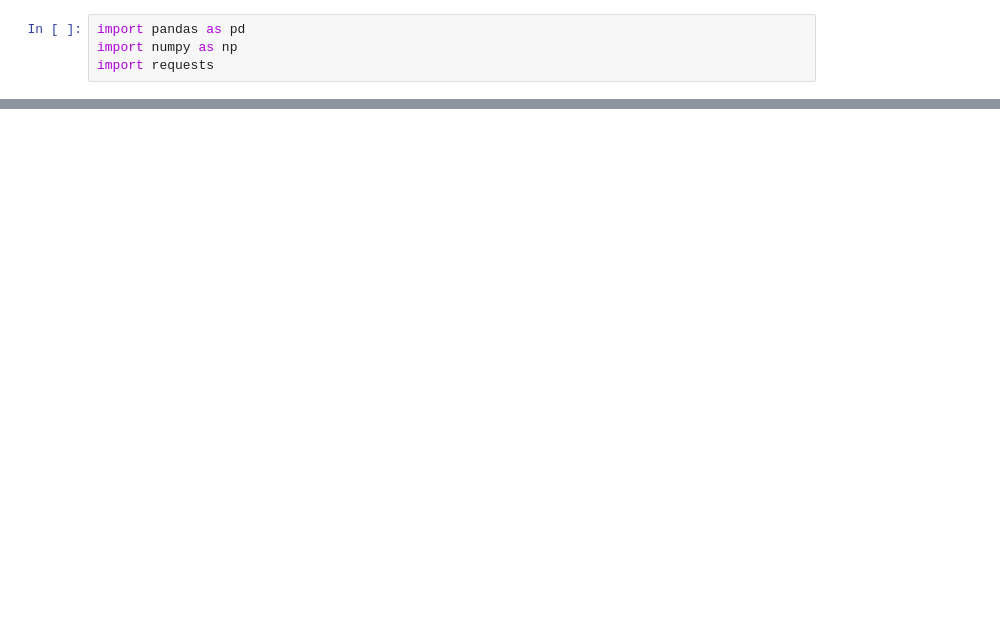
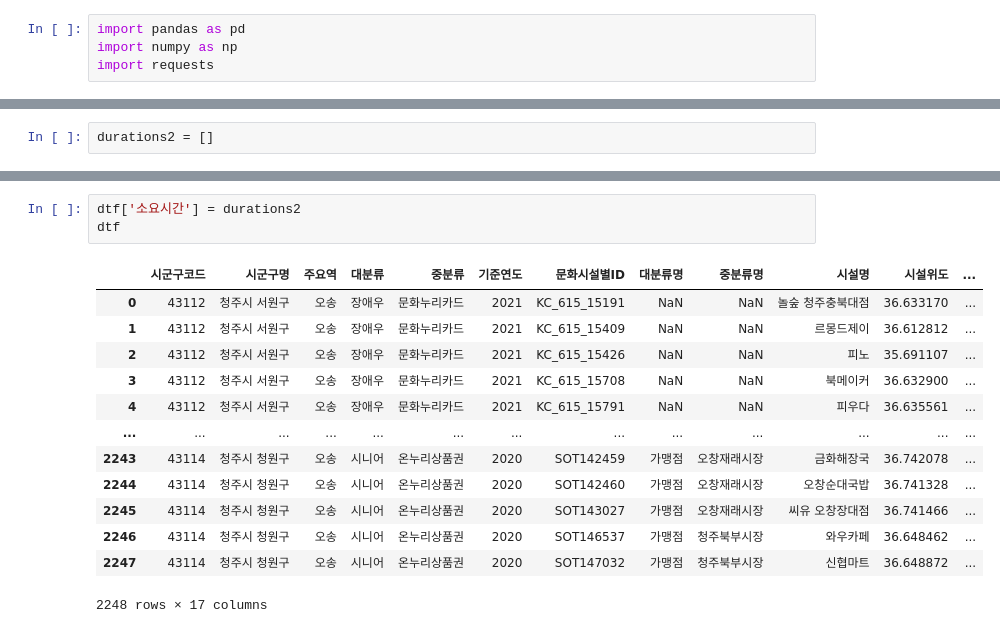
Before and after one commit to hyorim-h/KTX-Shared-mobility, a Jupyter notebook: carAPI.ipynb, the cells around one changed output, grey strips where cells are left out. Drawn from its saved outputs; the diff is of its cells as text; blank space fills up the shorter version.

```diff
--- a/carAPI.ipynb
+++ b/carAPI.ipynb
@@ -25,3 +23,5 @@ durations = []
+# %%
+durations2 = []
 # %%
 for index, row in dtf.iterrows():
     print("index: ", index)
@@ -74,0 +77,17 @@ index:  9
+# %%
+dtf['소요시간'] = durations2
+dtf
+# %% [output]
+|  | 시군구코드 | 시군구명 | 주요역 | 대분류 | 중분류 | 기준연도 | 문화시설별ID | 대분류명 | 중분류명 | 시설명 | 시설위도 | ... |
+| 0 | 43112 | 청주시 서원구 | 오송 | 장애우 | 문화누리카드 | 2021 | KC_615_15191 | NaN | NaN | 놀숲 청주충북대점 | 36.633170 | ... |
+| 1 | 43112 | 청주시 서원구 | 오송 | 장애우 | 문화누리카드 | 2021 | KC_615_15409 | NaN | NaN | 르몽드제이 | 36.612812 | ... |
+| 2 | 43112 | 청주시 서원구 | 오송 | 장애우 | 문화누리카드 | 2021 | KC_615_15426 | NaN | NaN | 피노 | 35.691107 | ... |
+| 3 | 43112 | 청주시 서원구 | 오송 | 장애우 | 문화누리카드 | 2021 | KC_615_15708 | NaN | NaN | 북메이커 | 36.632900 | ... |
+| 4 | 43112 | 청주시 서원구 | 오송 | 장애우 | 문화누리카드 | 2021 | KC_615_15791 | NaN | NaN | 피우다 | 36.635561 | ... |
+| ... | ... | ... | ... | ... | ... | ... | ... | ... | ... | ... | ... | ... |
+| 2243 | 43114 | 청주시 청원구 | 오송 | 시니어 | 온누리상품권 | 2020 | SOT142459 | 가맹점 | 오창재래시장 | 금화해장국 | 36.742078 | ... |
+| 2244 | 43114 | 청주시 청원구 | 오송 | 시니어 | 온누리상품권 | 2020 | SOT142460 | 가맹점 | 오창재래시장 | 오창순대국밥 | 36.741328 | ... |
+| 2245 | 43114 | 청주시 청원구 | 오송 | 시니어 | 온누리상품권 | 2020 | SOT143027 | 가맹점 | 오창재래시장 | 씨유 오창장대점 | 36.741466 | ... |
+| 2246 | 43114 | 청주시 청원구 | 오송 | 시니어 | 온누리상품권 | 2020 | SOT146537 | 가맹점 | 청주북부시장 | 와우카페 | 36.648462 | ... |
+| 2247 | 43114 | 청주시 청원구 | 오송 | 시니어 | 온누리상품권 | 2020 | SOT147032 | 가맹점 | 청주북부시장 | 신협마트 | 36.648872 | ... |
+2248 rows × 17 columns
```
Also changed, not shown: parts of 12 cells of this notebook.
